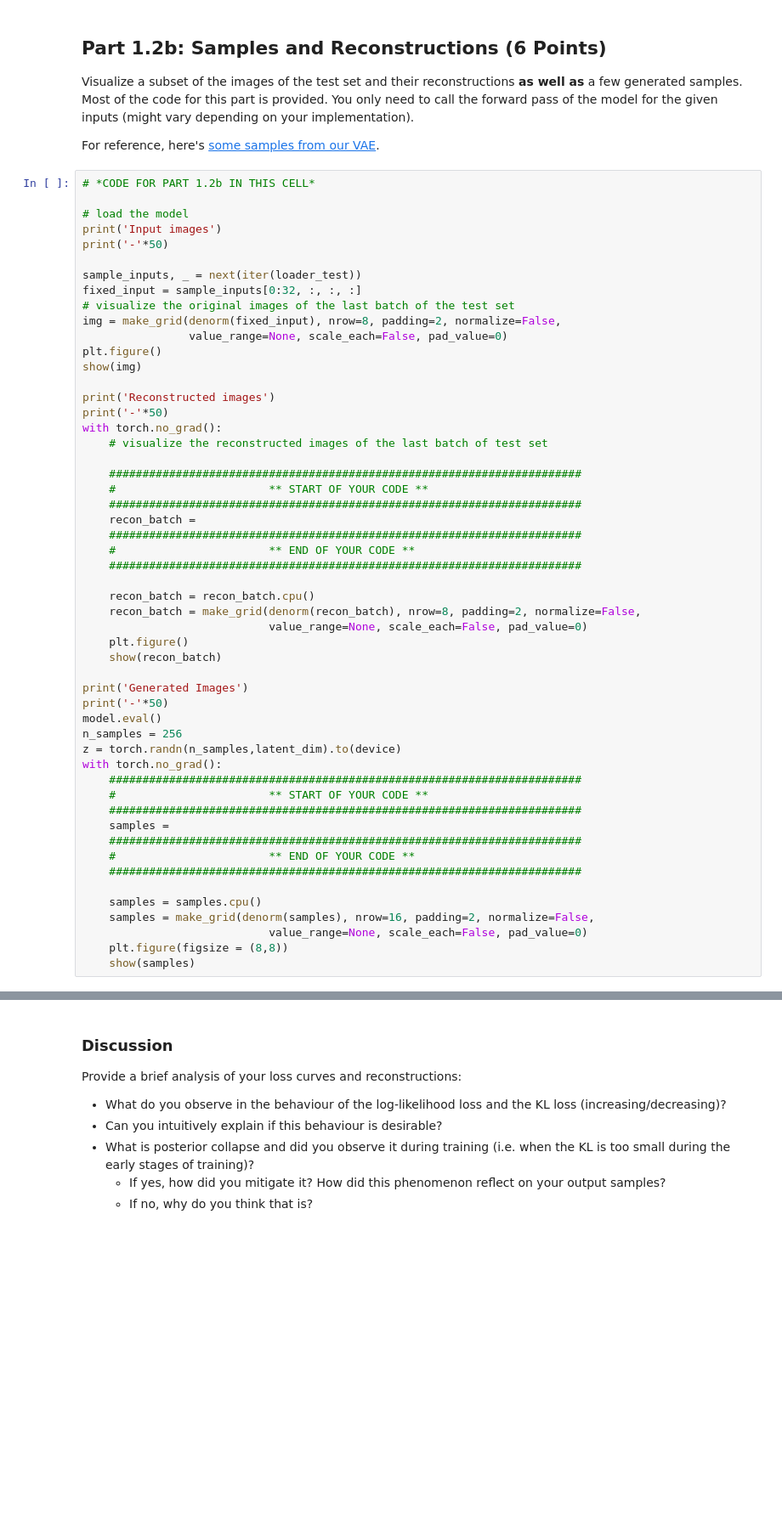
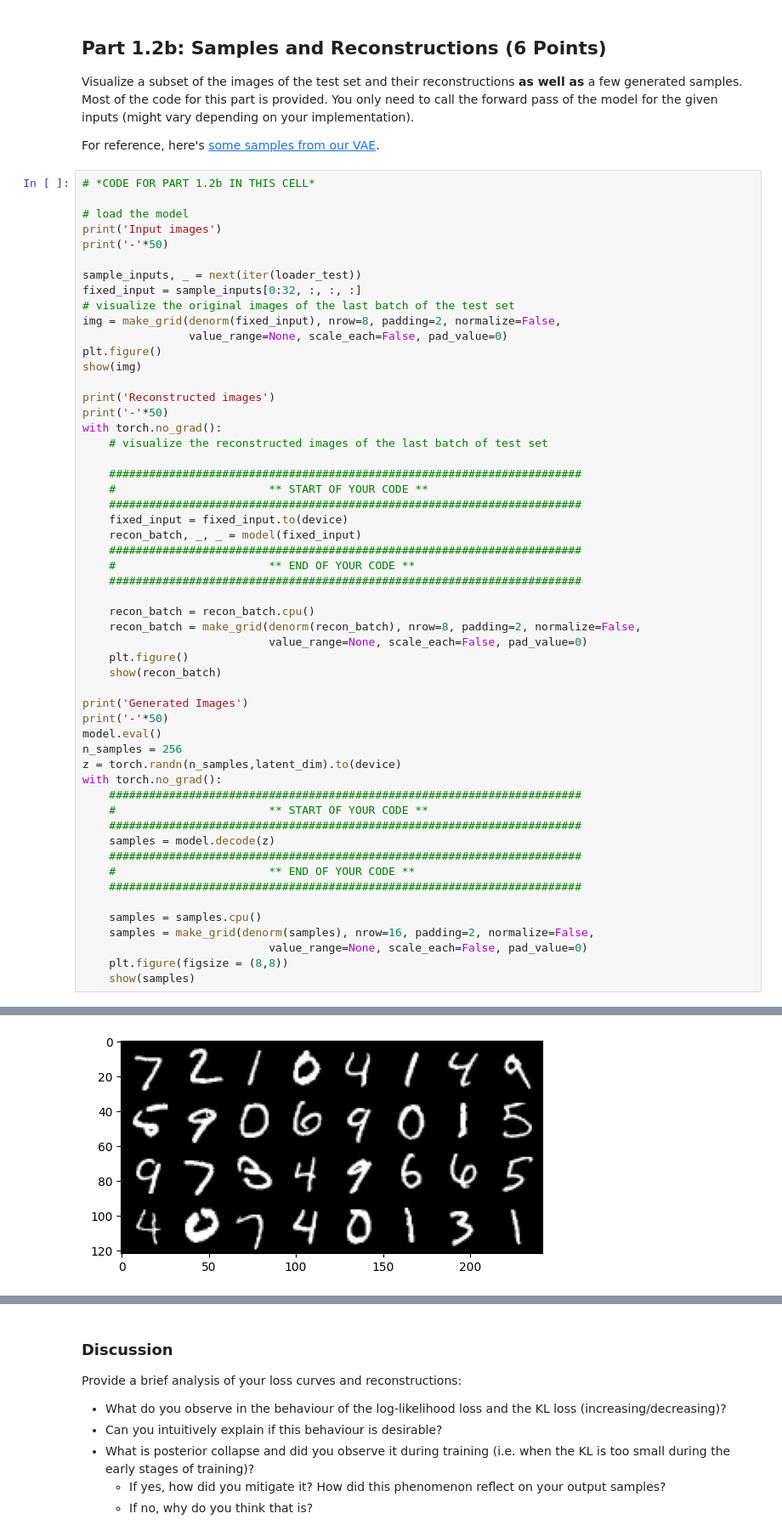
Before and after one commit to tao-wangs/imperial-deep-learning, a Jupyter notebook: dl_cw2_2024.ipynb, the cells around one changed output, grey strips where cells are left out. Shown at 85% size. Drawn from its saved outputs; the diff is of its cells as text; blank space fills up the shorter version.

```diff
--- a/dl_cw2_2024.ipynb
+++ b/dl_cw2_2024.ipynb
@@ -487,7 +452,8 @@ with torch.no_grad():
     #######################################################################
     #                       ** START OF YOUR CODE **
     #######################################################################
-    recon_batch =
+    fixed_input = fixed_input.to(device)
+    recon_batch, _, _ = model(fixed_input)
     #######################################################################
     #                       ** END OF YOUR CODE **
     #######################################################################
@@ -507,7 +473,7 @@ with torch.no_grad():
     #######################################################################
     #                       ** START OF YOUR CODE **
     #######################################################################
-    samples =
+    samples = model.decode(z)
     #######################################################################
     #                       ** END OF YOUR CODE **
     #######################################################################
@@ -517,3 +483,4 @@ with torch.no_grad():
                             value_range=None, scale_each=False, pad_value=0)
     plt.figure(figsize = (8,8))
     show(samples)
+# %% [output]
@@ -519,0 +495 @@ with torch.no_grad():
+[figure, added]
```
Also changed, not shown: parts of 8 cells of this notebook.
